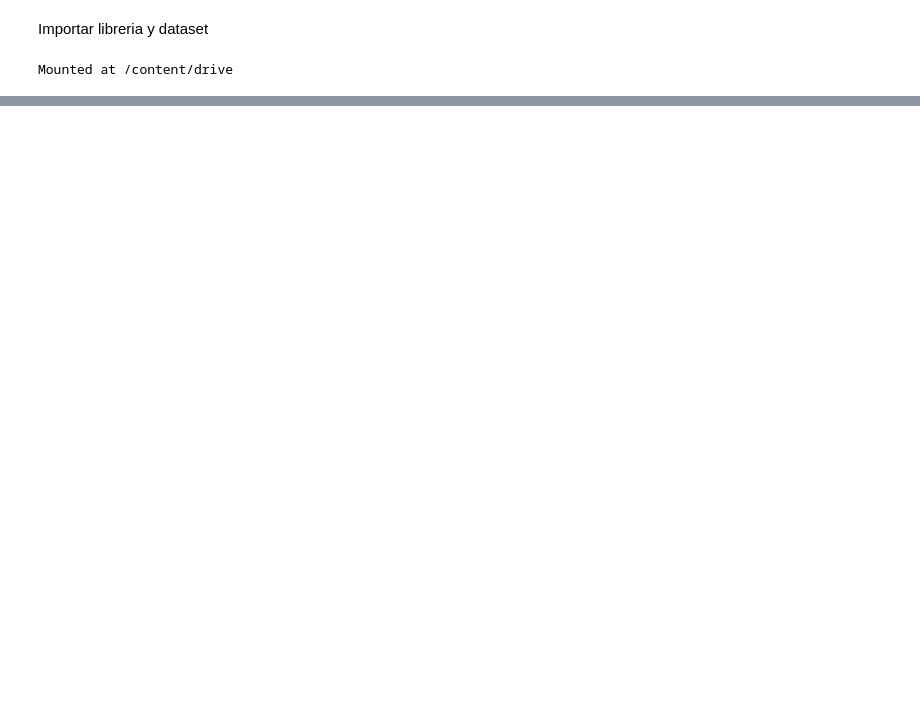
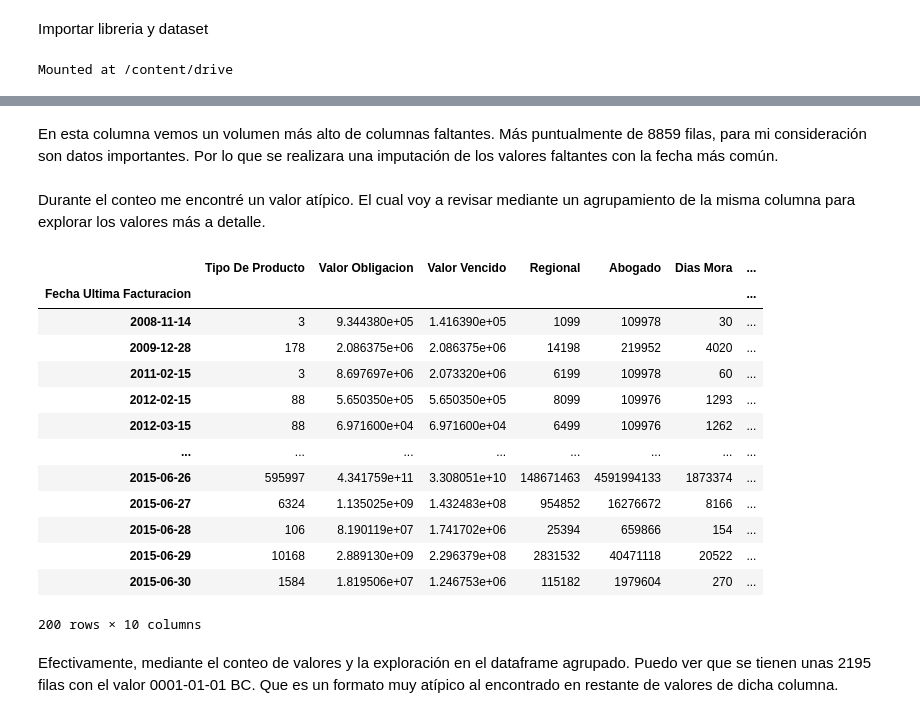
Before and after one commit to jcardonamde/reto_cobranzas_sector_financiero, a Jupyter notebook: cobranzas_sector_financiero.ipynb, the cells around one changed output, grey strips where cells are left out. Cells and saved outputs as stored; diff of their text form; code cells hidden in the pictures; blank space fills up the shorter version.

```diff
--- a/cobranzas_sector_financiero.ipynb
+++ b/cobranzas_sector_financiero.ipynb
@@ -49,0 +175,10 @@ df.head()
+# %%
+# Se crea un diccionario de renombramiento
+nuevos_nombres = {
+    'PRODUCTO': 'Producto',
+    'REGION': 'Region',
+    'FRANJA': 'Franja'
+}
+
+# Se procede a renombrar las columnas
+data.rename(columns=nuevos_nombres, inplace=True)
@@ -49,0 +271,6 @@ df.head()
+# %%
+# Lista de columnas a eliminar
+columnas_a_eliminar = ['Consecutivo Documento Deudor', 'Nit', 'Nombres', 'Numero Documento']
+
+# Eliminar las columnas
+data = data.drop(columnas_a_eliminar, axis=1)
@@ -49,0 +361,2 @@ df.head()
+# %% [markdown]
+En esta columna vemos un volumen más alto de columnas faltantes. Más puntualmente de 8859 filas, para mi consideración son datos importantes. Por lo que se realizara una imputación de los valores faltantes con la fecha más común.
@@ -49,0 +367,22 @@ df.head()
+# %% [markdown]
+Durante el conteo me encontré un valor atípico. El cual voy a revisar mediante un agrupamiento de la misma columna para explorar los valores más a detalle.
+# %%
+# Hago un agrupamiento y sumatoria por la columna de Fecha Ultima Facturacion para analizar
+data.groupby(['Fecha Ultima Facturacion']).sum()
+# %% [output]
+|  | Tipo De Producto | Valor Obligacion | Valor Vencido | Regional | Abogado | Dias Mora | ... |
+| Fecha Ultima Facturacion |  |  |  |  |  |  | ... |
+| 2008-11-14 | 3 | 9.344380e+05 | 1.416390e+05 | 1099 | 109978 | 30 | ... |
+| 2009-12-28 | 178 | 2.086375e+06 | 2.086375e+06 | 14198 | 219952 | 4020 | ... |
+| 2011-02-15 | 3 | 8.697697e+06 | 2.073320e+06 | 6199 | 109978 | 60 | ... |
+| 2012-02-15 | 88 | 5.650350e+05 | 5.650350e+05 | 8099 | 109976 | 1293 | ... |
+| 2012-03-15 | 88 | 6.971600e+04 | 6.971600e+04 | 6499 | 109976 | 1262 | ... |
+| ... | ... | ... | ... | ... | ... | ... | ... |
+| 2015-06-26 | 595997 | 4.341759e+11 | 3.308051e+10 | 148671463 | 4591994133 | 1873374 | ... |
+| 2015-06-27 | 6324 | 1.135025e+09 | 1.432483e+08 | 954852 | 16276672 | 8166 | ... |
+| 2015-06-28 | 106 | 8.190119e+07 | 1.741702e+06 | 25394 | 659866 | 154 | ... |
+| 2015-06-29 | 10168 | 2.889130e+09 | 2.296379e+08 | 2831532 | 40471118 | 20522 | ... |
+| 2015-06-30 | 1584 | 1.819506e+07 | 1.246753e+06 | 115182 | 1979604 | 270 | ... |
+200 rows × 10 columns
+# %% [markdown]
+Efectivamente, mediante el conteo de valores y la exploración en el dataframe agrupado. Puedo ver que se tienen unas 2195 filas con el valor 0001-01-01 BC. Que es un formato muy atípico al encontrado en restante de valores de dicha columna.
```
Also changed, not shown: parts of 53 cells of this notebook.
